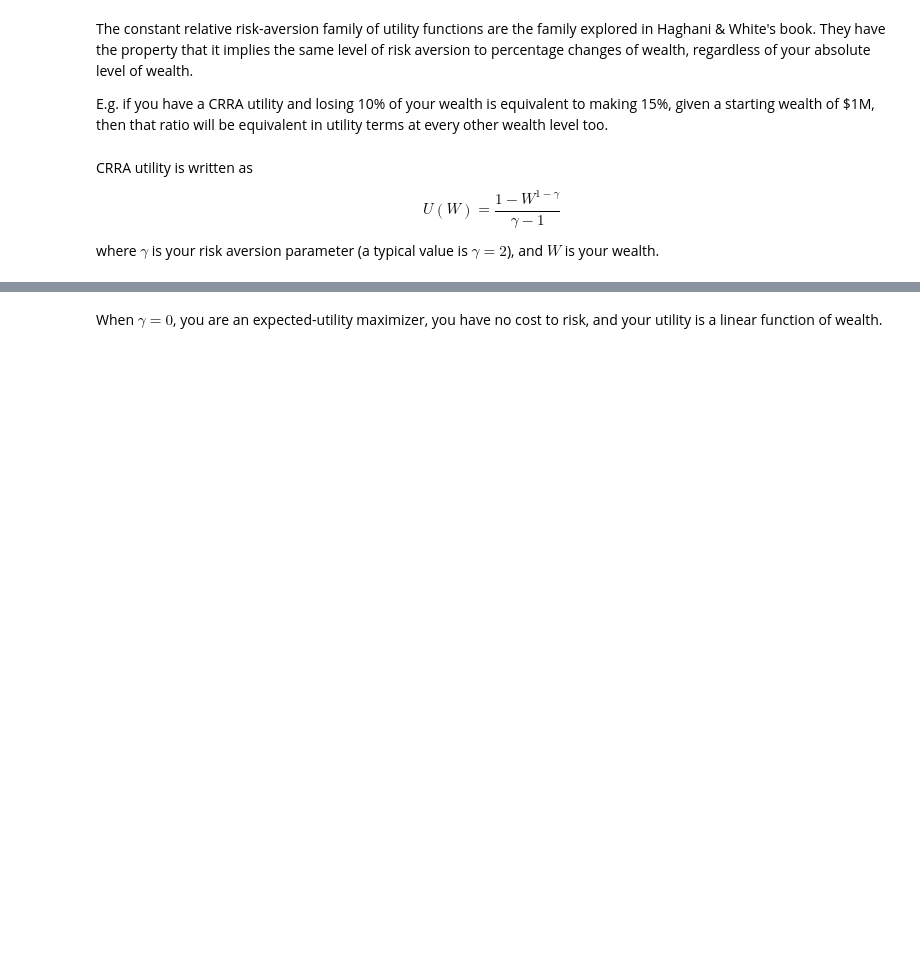
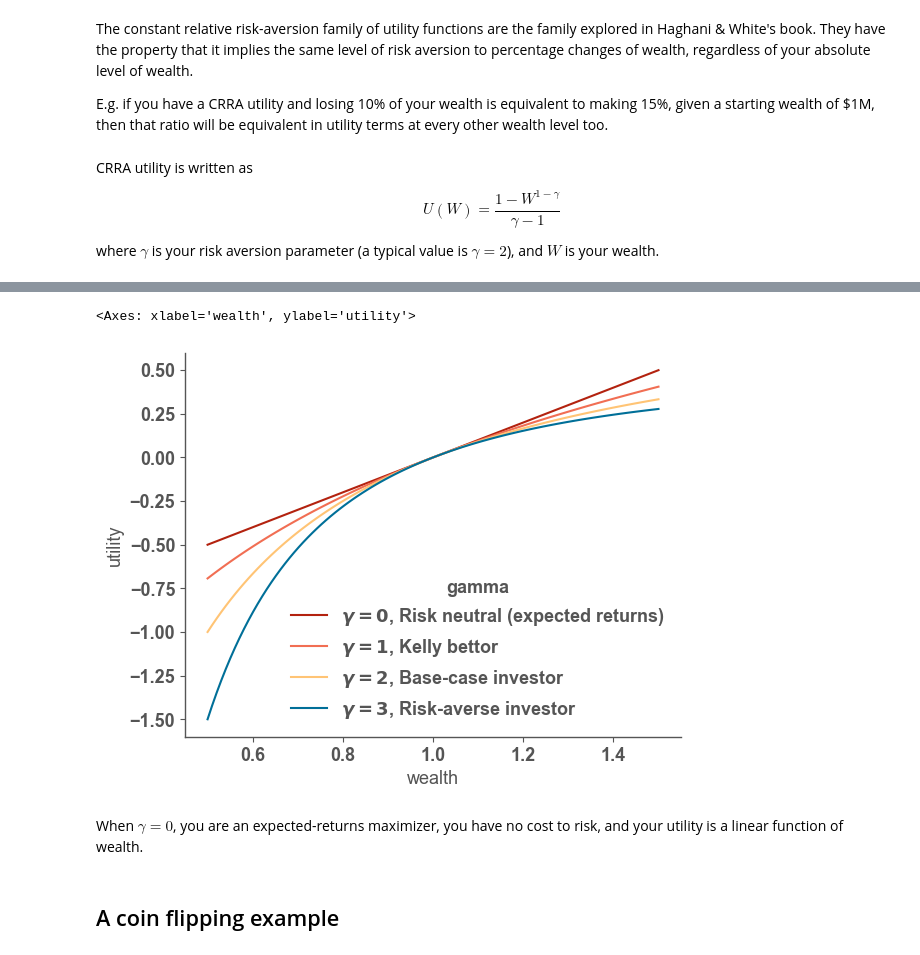
Before and after one commit to jaryaman/financial-decisions, a Jupyter notebook: notebooks/1-crra-utility.ipynb, the cells around one changed output, grey strips where cells are left out. Cells and saved outputs as stored; diff of their text form; code cells hidden in the pictures; blank space fills up the shorter version.

```diff
--- a/notebooks/1-crra-utility.ipynb
+++ b/notebooks/1-crra-utility.ipynb
@@ -13,19 +13,22 @@ where $\gamma$ is your risk aversion parameter (a typical value is $\gamma=2$),
 # %%
 import numpy as np
 import polars as pl
-import plotly.express as px
+import seaborn as sb
+import matplotlib.pyplot as plt
+
+plt.style.use("../matplotlibrc")
 # %%
 def crra_utility(w: np.ndarray, *, gamma: float):
     if gamma == 1:
         return np.log(w)
     return (1 - w**(1-gamma)) / (gamma - 1)
 # %%
-w = np.linspace(0.1, 2, 200)
+w = np.linspace(0.5, 1.5, 100)
 gamma_to_name = {
-    0: "Risk neutral",
-    1: "Kelly bettor",
-    2: "Base-case investor",
-    3: "Risk-averse investor"
+    0: "$\gamma = 0$, Risk neutral (expected returns)",
+    1: "$\gamma = 1$, Kelly bettor",
+    2: "$\gamma = 2$, Base-case investor",
+    3: "$\gamma = 3$, Risk-averse investor"
 }
 # %%
 wealth_vs_utility = []
@@ -35,11 +38,11 @@ for gamma, name in gamma_to_name.items():
     df = pl.DataFrame({"wealth": w})
     df = df.with_columns(
         pl.Series(name="utility", values=utility),
-        pl.lit(gamma, dtype=pl.Float32()).alias("gamma")
+        pl.lit(gamma_to_name[gamma], dtype=pl.Utf8()).alias("gamma")
     )
 
     wealth_vs_utility.append(df)
 wealth_vs_utility = pl.concat(wealth_vs_utility)
 # %%
-px.line(wealth_vs_utility, x="wealth", y="utility", color="gamma", markers=True, title="Utility vs wealth for different levels of risk aversion")
+sb.lineplot(wealth_vs_utility, x="wealth", y="utility", hue="gamma", markers=True)
 # %% [output]
@@ -47,2 +49,6 @@ px.line(wealth_vs_utility, x="wealth", y="utility", color="gamma", markers=True,
+<Axes: xlabel='wealth', ylabel='utility'>
+[figure, added]
 # %% [markdown]
-When $\gamma=0$, you are an expected-utility maximizer, you have no cost to risk, and your utility is a linear function of wealth.
+When $\gamma=0$, you are an expected-returns maximizer, you have no cost to risk, and your utility is a linear function of wealth.
+# %% [markdown]
+## A coin flipping example
```
Also changed, not shown: parts of 1 cell of this notebook, 3 other files.
